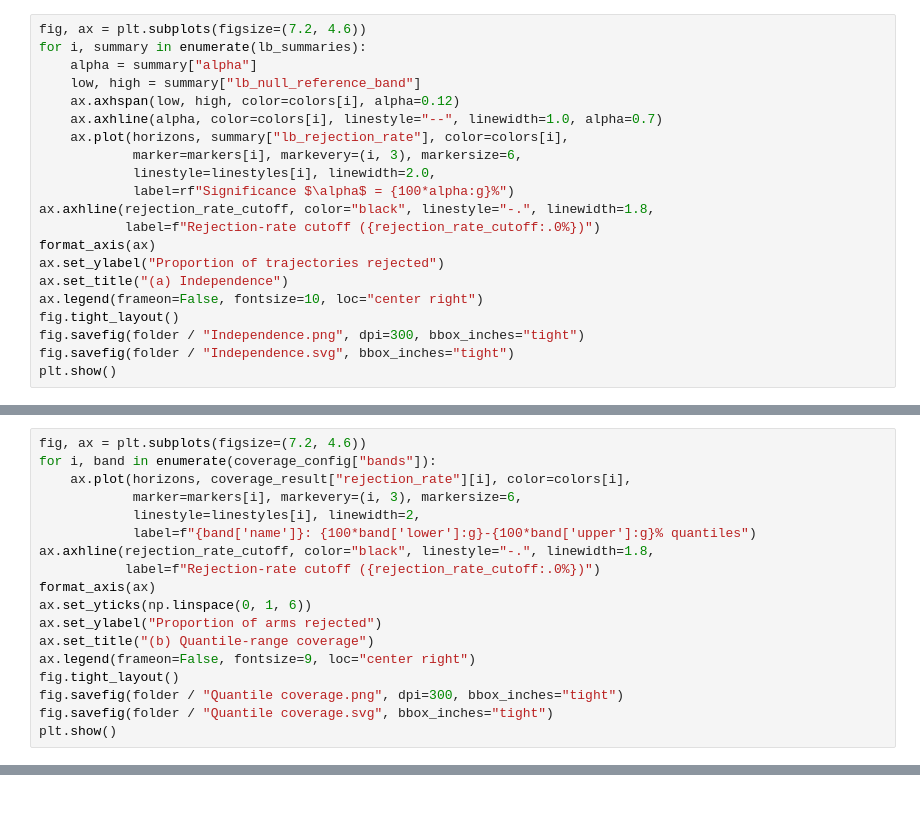
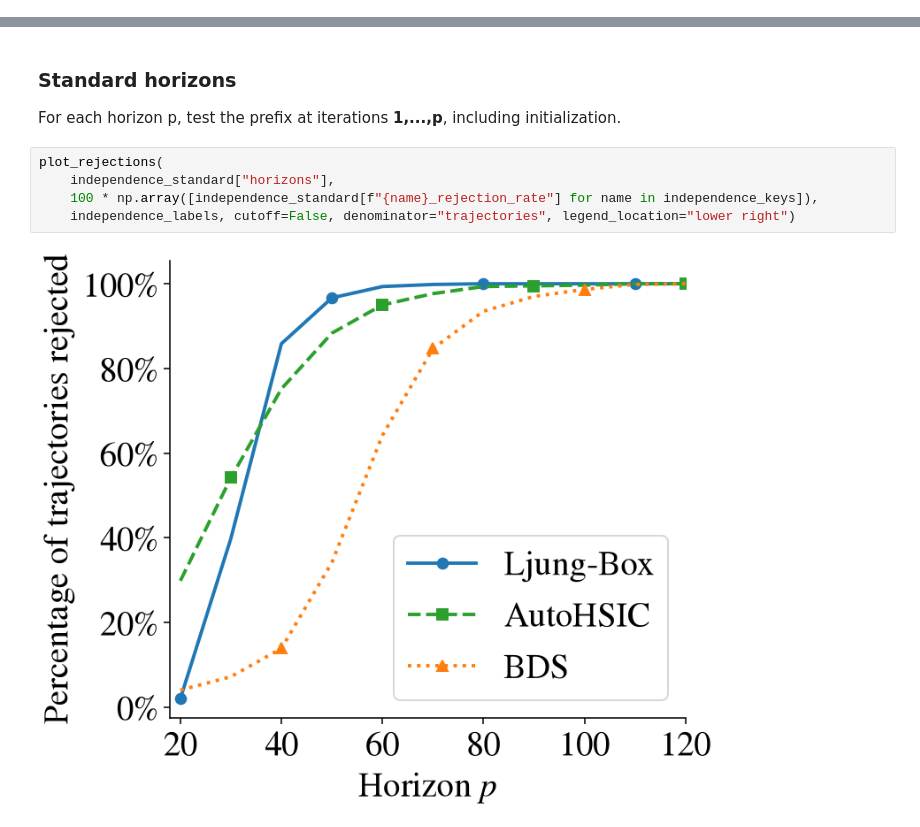
Before and after one commit to MohamedBELLOUCH/Cosmic-Octopi, a Jupyter notebook: Statistical tests/Statistical tests.ipynb, the cells around one changed output, grey strips where cells are left out. Drawn from its saved outputs; the diff is of its cells as text.

Commit message:
Add statistical diagnostics and tests

```diff
--- a/Statistical tests/Statistical tests.ipynb
+++ b/Statistical tests/Statistical tests.ipynb
@@ -71,21 +0,0 @@ The multivariate Ljung-Box diagnostic uses lag 5 and 4,999 joint-row permutation
-# %%
-fig, ax = plt.subplots(figsize=(7.2, 4.6))
-for i, summary in enumerate(lb_summaries):
-    alpha = summary["alpha"]
-    low, high = summary["lb_null_reference_band"]
-    ax.axhspan(low, high, color=colors[i], alpha=0.12)
-    ax.axhline(alpha, color=colors[i], linestyle="--", linewidth=1.0, alpha=0.7)
-    ax.plot(horizons, summary["lb_rejection_rate"], color=colors[i],
-            marker=markers[i], markevery=(i, 3), markersize=6,
-            linestyle=linestyles[i], linewidth=2.0,
-            label=rf"Significance $\alpha$ = {100*alpha:g}%")
-ax.axhline(rejection_rate_cutoff, color="black", linestyle="-.", linewidth=1.8,
-           label=f"Rejection-rate cutoff ({rejection_rate_cutoff:.0%})")
-format_axis(ax)
-ax.set_ylabel("Proportion of trajectories rejected")
-ax.set_title("(a) Independence")
-ax.legend(frameon=False, fontsize=10, loc="center right")
-fig.tight_layout()
-fig.savefig(folder / "Independence.png", dpi=300, bbox_inches="tight")
-fig.savefig(folder / "Independence.svg", bbox_inches="tight")
-plt.show()
@@ -114,18 +0,0 @@ The target averages over iteration positions in a prefix; it does not require 80
-# %%
-fig, ax = plt.subplots(figsize=(7.2, 4.6))
-for i, band in enumerate(coverage_config["bands"]):
-    ax.plot(horizons, coverage_result["rejection_rate"][i], color=colors[i],
-            marker=markers[i], markevery=(i, 3), markersize=6,
-            linestyle=linestyles[i], linewidth=2,
-            label=f"{band['name']}: {100*band['lower']:g}-{100*band['upper']:g}% quantiles")
-ax.axhline(rejection_rate_cutoff, color="black", linestyle="-.", linewidth=1.8,
-           label=f"Rejection-rate cutoff ({rejection_rate_cutoff:.0%})")
-format_axis(ax)
-ax.set_yticks(np.linspace(0, 1, 6))
-ax.set_ylabel("Proportion of arms rejected")
-ax.set_title("(b) Quantile-range coverage")
-ax.legend(frameon=False, fontsize=9, loc="center right")
-fig.tight_layout()
-fig.savefig(folder / "Quantile coverage.png", dpi=300, bbox_inches="tight")
-fig.savefig(folder / "Quantile coverage.svg", bbox_inches="tight")
-plt.show()
@@ -179,0 +109,11 @@ q = 20% lower: [0.         0.61405387] upper: [2.74370078e+04 8.56794148e-01]
+# %% [markdown]
+### Standard horizons
+
+For each horizon p, test the prefix at iterations **1,...,p**, including initialization.
+# %%
+plot_rejections(
+    independence_standard["horizons"],
+    100 * np.array([independence_standard[f"{name}_rejection_rate"] for name in independence_keys]),
+    independence_labels, cutoff=False, denominator="trajectories", legend_location="lower right")
+# %% [output]
+[figure, added]
```
Also changed, not shown: parts of 20 cells of this notebook, 12 other files.
